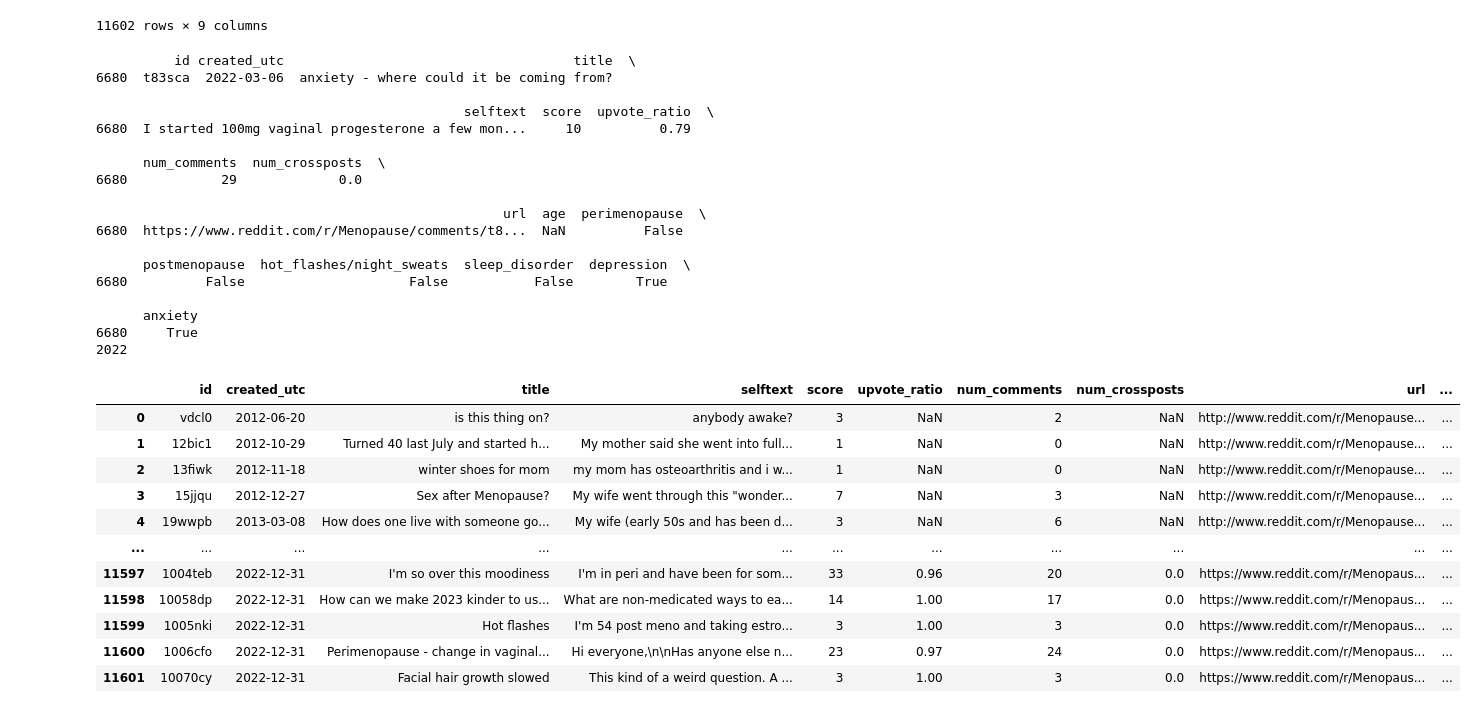
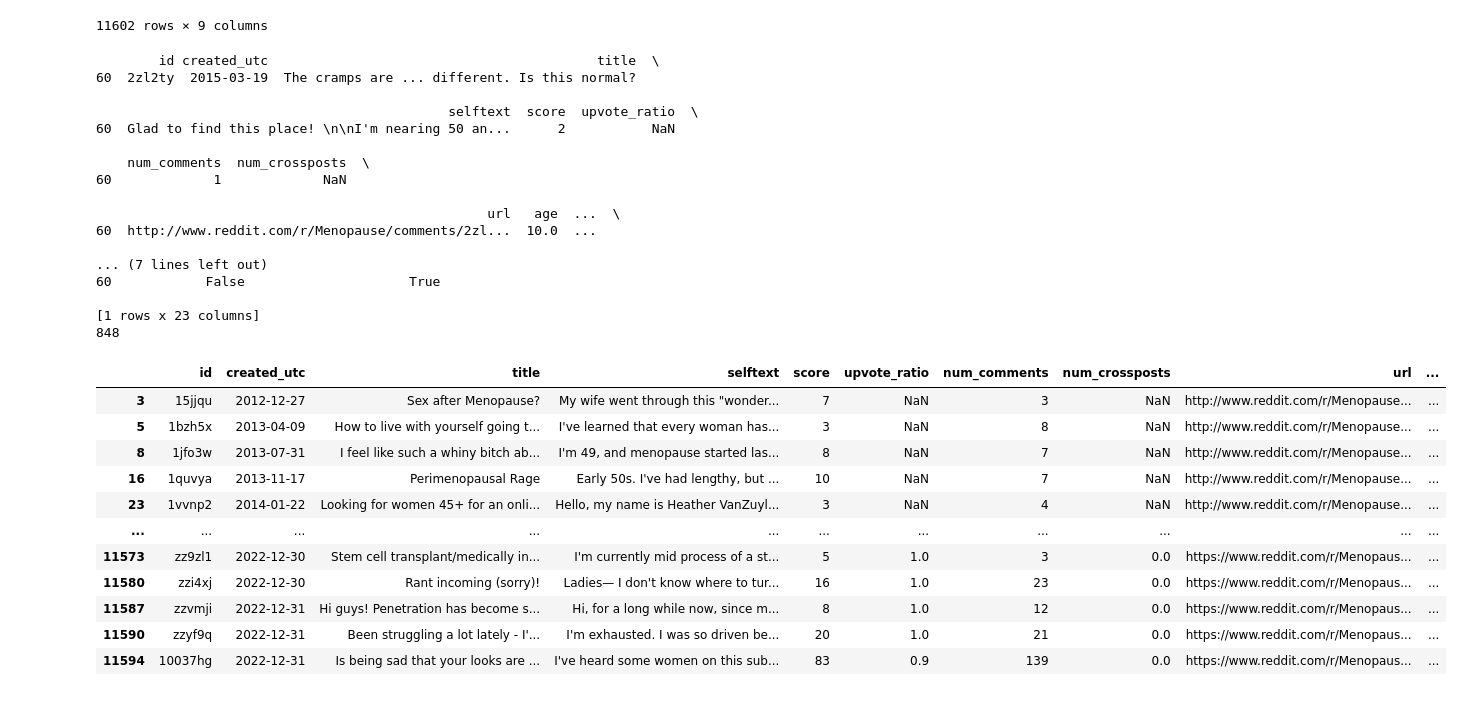
Before and after one commit to aldenyslo/webscrape_100l, a Jupyter notebook: reddit.ipynb, the cells around one changed output. Cells and saved outputs as stored; diff of their text form; code cells hidden in the pictures.

```diff
--- a/reddit.ipynb
+++ b/reddit.ipynb
@@ -184,35 +204,65 @@ df["mood_problems"] = df['selftext'].apply(mood) | df["title"].apply(mood)
+# %%
+def heavy_irregular_periods(text):
+    # Define the regex pattern to search for "period" and "heavy" in any order
+    period_pattern = r"\bperiod"
+    period_match = re.search(period_pattern, text, re.IGNORECASE)
+
+    heavy_irreg_pattern = r"\bheav|irreg"
+    heavy_irreg_match = re.search(heavy_irreg_pattern, text, re.IGNORECASE)
+    # Check if the pattern is found in the text
+
+    return bool(period_match and heavy_irreg_match)
+
+df["heavy/irregular_periods"] = df["selftext"].apply(heavy_irregular_periods) | df["title"].apply(heavy_irregular_periods)
+# %%
+def hormone(text):
+    pattern = r"\bpatch|hrt|estradiol|estro|progesterone|testo|steroid|hormone\s*repl|hormone\s*thera"
+
+    matches = re.findall(pattern, text, re.IGNORECASE)
+
+    # Return True if any match is found, else False
+    return bool(matches)
+df["hormone_therapy"] = df['selftext'].apply(mood) | df["title"].apply(mood)
+# %%
+def antidepressants(text):
+    pattern = r"\bantide|ssri|snri|zoloft|prozac|paxil|pexeva|celexa|lexapro|Cymbalta|Drizalma|effexor|Pristiq|fetzima"
+
+    matches = re.findall(pattern, text, re.IGNORECASE)
+
+    # Return True if any match is found, else False
+    return bool(matches)
+df["antidepressants"] = df['selftext'].apply(antidepressants) | df["title"].apply(antidepressants)
 # %%
-print(df[df["id"] == "t83sca"])
-print(len(df[(df["sleep_disorder"] == True)]))
-df
+print(df[df["id"] == "2zl2ty"])
+print(len(df[(df["heavy/irregular_periods"] == True)]))
+df[(df["sexual_problems"] == True)]
 # %% [output]
-          id created_utc                                     title  \
-6680  t83sca  2022-03-06  anxiety - where could it be coming from?
+        id created_utc                                          title  \
+60  2zl2ty  2015-03-19  The cramps are ... different. Is this normal?
 
-                                               selftext  score  upvote_ratio  \
-6680  I started 100mg vaginal progesterone a few mon...     10          0.79
+                                             selftext  score  upvote_ratio  \
+60  Glad to find this place! \n\nI'm nearing 50 an...      2           NaN
 
-      num_comments  num_crossposts  \
-6680            29             0.0
+    num_comments  num_crossposts  \
+60             1             NaN
 
-                                                    url  age  perimenopause  \
-6680  https://www.reddit.com/r/Menopause/comments/t8...  NaN          False
+                                                  url   age  ...  \
+60  http://www.reddit.com/r/Menopause/comments/2zl...  10.0  ...
 
-      postmenopause  hot_flashes/night_sweats  sleep_disorder  depression  \
-6680          False                     False           False        True
+... (7 lines left out)
+60            False                     True
 
-      anxiety
-6680     True
-2022
+[1 rows x 23 columns]
+848
 |  | id | created_utc | title | selftext | score | upvote_ratio | num_comments | num_crossposts | url | ... |
-| 0 | vdcl0 | 2012-06-20 | is this thing on? | anybody awake? | 3 | NaN | 2 | NaN | http://www.reddit.com/r/Menopause... | ... |
-| 1 | 12bic1 | 2012-10-29 | Turned 40 last July and started h... | My mother said she went into full... | 1 | NaN | 0 | NaN | http://www.reddit.com/r/Menopause... | ... |
-| 2 | 13fiwk | 2012-11-18 | winter shoes for mom | my mom has osteoarthritis and i w... | 1 | NaN | 0 | NaN | http://www.reddit.com/r/Menopause... | ... |
 | 3 | 15jjqu | 2012-12-27 | Sex after Menopause? | My wife went through this "wonder... | 7 | NaN | 3 | NaN | http://www.reddit.com/r/Menopause... | ... |
-| 4 | 19wwpb | 2013-03-08 | How does one live with someone go... | My wife (early 50s and has been d... | 3 | NaN | 6 | NaN | http://www.reddit.com/r/Menopause... | ... |
+| 5 | 1bzh5x | 2013-04-09 | How to live with yourself going t... | I've learned that every woman has... | 3 | NaN | 8 | NaN | http://www.reddit.com/r/Menopause... | ... |
+| 8 | 1jfo3w | 2013-07-31 | I feel like such a whiny bitch ab... | I'm 49, and menopause started las... | 8 | NaN | 7 | NaN | http://www.reddit.com/r/Menopause... | ... |
+| 16 | 1quvya | 2013-11-17 | Perimenopausal Rage | Early 50s. I've had lengthy, but ... | 10 | NaN | 7 | NaN | http://www.reddit.com/r/Menopause... | ... |
+| 23 | 1vvnp2 | 2014-01-22 | Looking for women 45+ for an onli... | Hello, my name is Heather VanZuyl... | 3 | NaN | 4 | NaN | http://www.reddit.com/r/Menopause... | ... |
 | ... | ... | ... | ... | ... | ... | ... | ... | ... | ... | ... |
-| 11597 | 1004teb | 2022-12-31 | I'm so over this moodiness | I'm in peri and have been for som... | 33 | 0.96 | 20 | 0.0 | https://www.reddit.com/r/Menopaus... | ... |
-| 11598 | 10058dp | 2022-12-31 | How can we make 2023 kinder to us... | What are non-medicated ways to ea... | 14 | 1.00 | 17 | 0.0 | https://www.reddit.com/r/Menopaus... | ... |
-| 11599 | 1005nki | 2022-12-31 | Hot flashes | I'm 54 post meno and taking estro... | 3 | 1.00 | 3 | 0.0 | https://www.reddit.com/r/Menopaus... | ... |
-| 11600 | 1006cfo | 2022-12-31 | Perimenopause - change in vaginal... | Hi everyone,\n\nHas anyone else n... | 23 | 0.97 | 24 | 0.0 | https://www.reddit.com/r/Menopaus... | ... |
-| 11601 | 10070cy | 2022-12-31 | Facial hair growth slowed | This kind of a weird question. A ... | 3 | 1.00 | 3 | 0.0 | https://www.reddit.com/r/Menopaus... | ... |
+| 11573 | zz9zl1 | 2022-12-30 | Stem cell transplant/medically in... | I'm currently mid process of a st... | 5 | 1.0 | 3 | 0.0 | https://www.reddit.com/r/Menopaus... | ... |
+| 11580 | zzi4xj | 2022-12-30 | Rant incoming (sorry)! | Ladies— I don't know where to tur... | 16 | 1.0 | 23 | 0.0 | https://www.reddit.com/r/Menopaus... | ... |
+| 11587 | zzvmji | 2022-12-31 | Hi guys! Penetration has become s... | Hi, for a long while now, since m... | 8 | 1.0 | 12 | 0.0 | https://www.reddit.com/r/Menopaus... | ... |
+| 11590 | zzyf9q | 2022-12-31 | Been struggling a lot lately - I'... | I'm exhausted. I was so driven be... | 20 | 1.0 | 21 | 0.0 | https://www.reddit.com/r/Menopaus... | ... |
+| 11594 | 10037hg | 2022-12-31 | Is being sad that your looks are ... | I've heard some women on this sub... | 83 | 0.9 | 139 | 0.0 | https://www.reddit.com/r/Menopaus... | ... |
```
Also changed, not shown: parts of 4 cells of this notebook.
